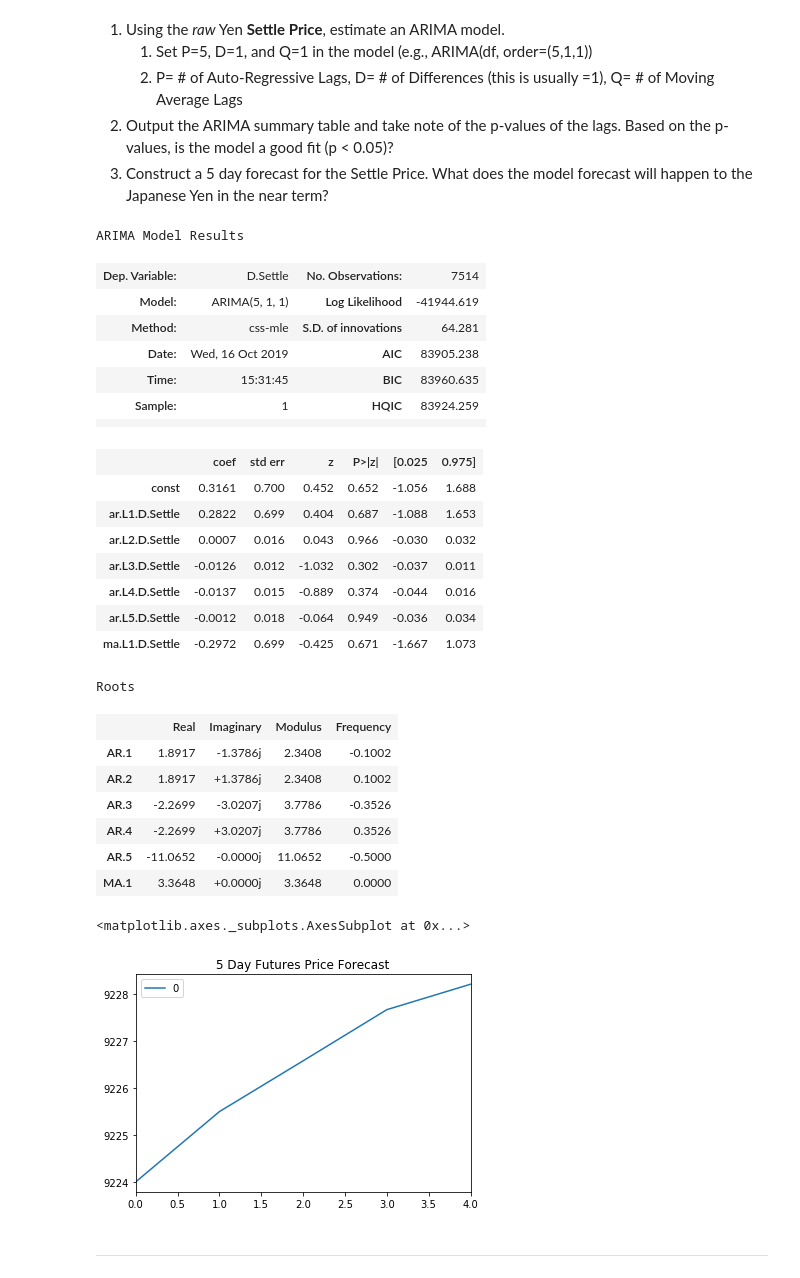
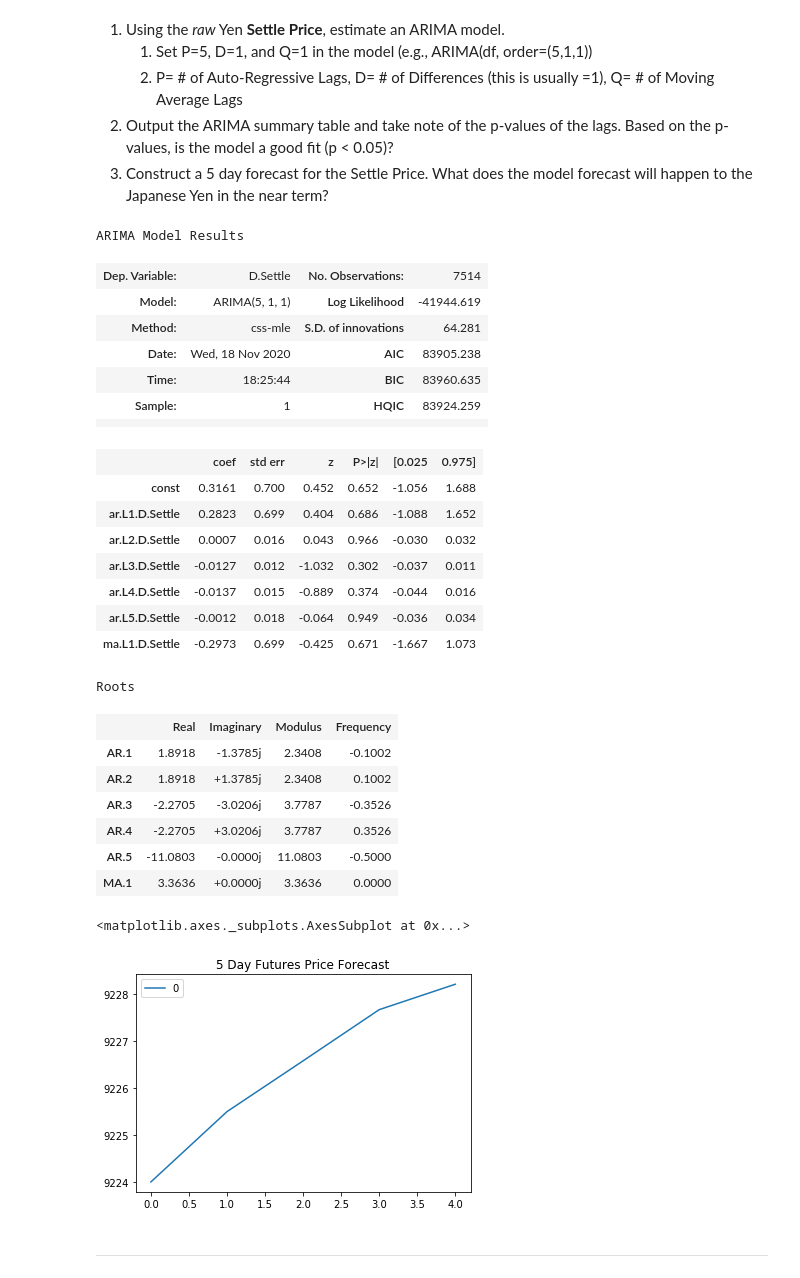
Before and after one commit to jorgeabud/time_series, a Jupyter notebook: Starter_Code/time_series_analysis.ipynb, the cells around one changed output. Saved outputs shown, nothing was run; the diff lists cells and outputs as text; code cells hidden in the pictures.

Commit message:
Forecasting using ARIMA done, but still missing questions

```diff
--- a/Starter_Code/time_series_analysis.ipynb
+++ b/Starter_Code/time_series_analysis.ipynb
@@ -186,9 +186,10 @@ from statsmodels.tsa.arima_model import ARIMA
 # Estimate and ARIMA Model:
 # Hint: ARIMA(df, order=(p, d, q))
 # YOUR CODE HERE!
-
+model = ARIMA(yen_futures['Settle'], order=(5, 1, 1))
 # Fit the model
 # YOUR CODE HERE!
+results = model.fit()
 # %%
 # Output model summary results:
 results.summary()
@@ -197,32 +198,33 @@ ARIMA Model Results
 | Dep. Variable: | D.Settle | No. Observations: | 7514 |
 | Model: | ARIMA(5, 1, 1) | Log Likelihood | -41944.619 |
 | Method: | css-mle | S.D. of innovations | 64.281 |
-| Date: | Wed, 16 Oct 2019 | AIC | 83905.238 |
-| Time: | 15:31:45 | BIC | 83960.635 |
+| Date: | Wed, 18 Nov 2020 | AIC | 83905.238 |
+| Time: | 18:25:44 | BIC | 83960.635 |
 | Sample: | 1 | HQIC | 83924.259 |
 |  |  |  |  |
 |  | coef | std err | z | P>|z| | [0.025 | 0.975] |
 | const | 0.3161 | 0.700 | 0.452 | 0.652 | -1.056 | 1.688 |
-| ar.L1.D.Settle | 0.2822 | 0.699 | 0.404 | 0.687 | -1.088 | 1.653 |
+| ar.L1.D.Settle | 0.2823 | 0.699 | 0.404 | 0.686 | -1.088 | 1.652 |
 | ar.L2.D.Settle | 0.0007 | 0.016 | 0.043 | 0.966 | -0.030 | 0.032 |
-| ar.L3.D.Settle | -0.0126 | 0.012 | -1.032 | 0.302 | -0.037 | 0.011 |
+| ar.L3.D.Settle | -0.0127 | 0.012 | -1.032 | 0.302 | -0.037 | 0.011 |
 | ar.L4.D.Settle | -0.0137 | 0.015 | -0.889 | 0.374 | -0.044 | 0.016 |
 | ar.L5.D.Settle | -0.0012 | 0.018 | -0.064 | 0.949 | -0.036 | 0.034 |
-| ma.L1.D.Settle | -0.2972 | 0.699 | -0.425 | 0.671 | -1.667 | 1.073 |
+| ma.L1.D.Settle | -0.2973 | 0.699 | -0.425 | 0.671 | -1.667 | 1.073 |
 Roots
 |  | Real | Imaginary | Modulus | Frequency |
-| AR.1 | 1.8917 | -1.3786j | 2.3408 | -0.1002 |
-| AR.2 | 1.8917 | +1.3786j | 2.3408 | 0.1002 |
-| AR.3 | -2.2699 | -3.0207j | 3.7786 | -0.3526 |
-| AR.4 | -2.2699 | +3.0207j | 3.7786 | 0.3526 |
-| AR.5 | -11.0652 | -0.0000j | 11.0652 | -0.5000 |
-| MA.1 | 3.3648 | +0.0000j | 3.3648 | 0.0000 |
+| AR.1 | 1.8918 | -1.3785j | 2.3408 | -0.1002 |
+| AR.2 | 1.8918 | +1.3785j | 2.3408 | 0.1002 |
+| AR.3 | -2.2705 | -3.0206j | 3.7787 | -0.3526 |
+| AR.4 | -2.2705 | +3.0206j | 3.7787 | 0.3526 |
+| AR.5 | -11.0803 | -0.0000j | 11.0803 | -0.5000 |
+| MA.1 | 3.3636 | +0.0000j | 3.3636 | 0.0000 |
 # %%
 # Plot the 5 Day Price Forecast
 # YOUR CODE HERE!
+pd.DataFrame(results.forecast(steps=5)[0]).plot(title="5 Day Futures Price Forecast")
 # %% [output]
 <matplotlib.axes._subplots.AxesSubplot at 0x...>
-[figure, old version]
+[figure, new version]
 # %% [markdown]
 ---
 # %% [markdown]
```
